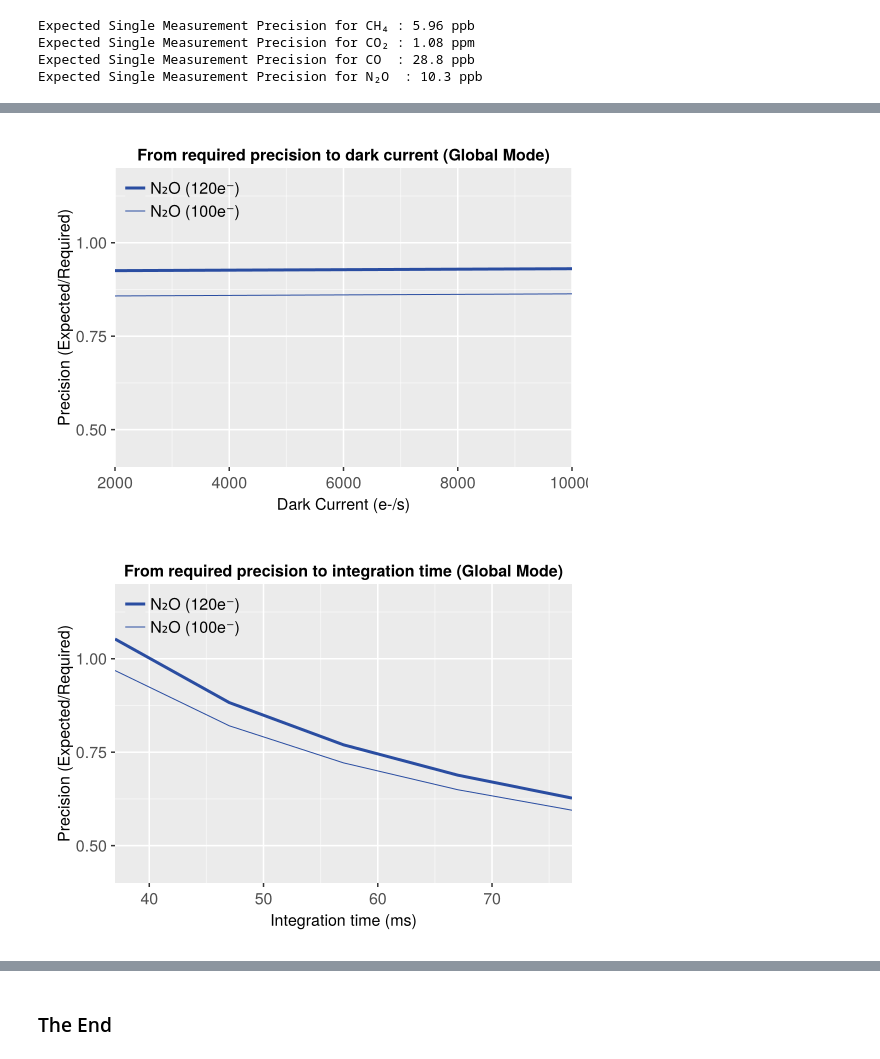
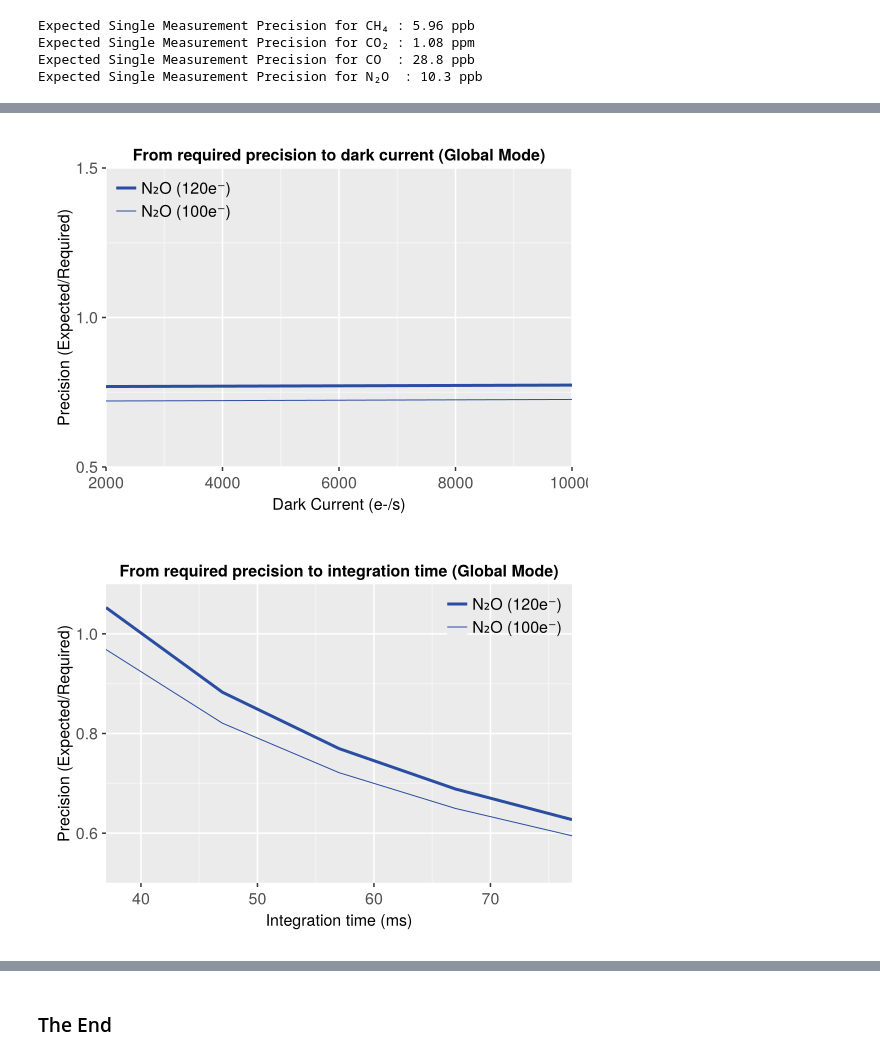
Before and after one commit to Carbon-I/CarbonI, a Jupyter notebook: src/notebooks/ParameterSensitivity.ipynb, the cells around one changed output, grey strips where cells are left out. Drawn from its saved outputs; the diff is of its cells as text; code cells hidden in the pictures.

Commit message:
updates to plots

```diff
--- a/src/notebooks/ParameterSensitivity.ipynb
+++ b/src/notebooks/ParameterSensitivity.ipynb
@@ -382,62 +409,26 @@ f
 # %%
+# Plot N2O performance vs. dark current
 f = Figure(resolution=(550,400))
 ax = Axis(f[1,1], xlabel="Dark Current (e-/s)", ylabel="Precision (Expected/Required)",  title="From required precision to dark current (Global Mode)")
-# For CH4 (100 and 120e-)
-lines!(ax, darkcurrents, gas_errors_darkcurrent_120[1,:]./ch4_req_ppb, color=CarbonI_colors[7], linewidth=3, label="CH₄ (120e⁻)")
-lines!(ax, darkcurrents, gas_errors_darkcurrent_100[1,:]./ch4_req_ppb, color=CarbonI_colors[7], linewidth=1, label="CH₄ (100e⁻)")
-# For CO2 (100 and 120e-)
-lines!(ax, darkcurrents, gas_errors_darkcurrent_120[2,:]./co2_req_ppb, color=CarbonI_colors[4], linewidth=3, label="CO₂ (120e⁻)")
-lines!(ax, darkcurrents, gas_errors_darkcurrent_100[2,:]./co2_req_ppb, color=CarbonI_colors[4], linewidth=1, label="CO₂ (100e⁻)")
-# For CO (100 and 120e-)
-lines!(ax, darkcurrents, gas_errors_darkcurrent_120[3,:]./co_req_ppb, color=CarbonI_colors[6], linewidth=3, label="CO (120e⁻)")
-lines!(ax, darkcurrents, gas_errors_darkcurrent_100[3,:]./co_req_ppb, color=CarbonI_colors[6], linewidth=1, label="CO (100e⁻)")
-
-xlims!(ax,2000,10000)
-ylims!(ax,0.4,1.35)
-axislegend(ax,position = :lt)
-save("../../plots/final/SensitivityStudy_darkcurrent.pdf",f)
-f
-
-f = Figure(resolution=(550,400))
-ax = Axis(f[1,1], xlabel="Dark Current (e-/s)", ylabel="Precision (Expected/Required)",  title="From required precision to dark current (Global Mode)")
-# For N2O (100 and 120e-)
 lines!(ax, darkcurrents, gas_errors_darkcurrent_120[4,:]./n2o_req_ppb, color=CarbonI_colors[4], linewidth=3, label="N₂O (120e⁻)")
 lines!(ax, darkcurrents, gas_errors_darkcurrent_100[4,:]./n2o_req_ppb, color=CarbonI_colors[4], linewidth=1, label="N₂O (100e⁻)")
-ylims!(ax,0.4,1.2)
+ylims!(ax,0.5,1.5)
 xlims!(ax,2000,10000)
 axislegend(ax,position = :lt)
 save("../../plots/final/SensitivityStudy_darkcurrent_N2O.pdf",f)
 f
 # %% [output]
-[figure, old version]
+[figure, new version]
 # %%
-f = Figure(resolution=(550,400))
-ax = Axis(f[1,1], xlabel="Integration Time (ms)", ylabel="Precision (Expected/Required)",  title="From required precision to integration time (Global Mode)")
-# For CH4 (100 and 120e-)
-lines!(ax, integrations, gas_errors_integration_120[1,:]./ch4_req_ppb, color=CarbonI_colors[7], linewidth=3, label="CH₄ (120e⁻)")
-lines!(ax, integrations, gas_errors_integration_100[1,:]./ch4_req_ppb, color=CarbonI_colors[7], linewidth=1, label="CH₄ (100e⁻)")
-# For CO2 (100 and 120e-)
-lines!(ax, integrations, gas_errors_integration_120[2,:]./co2_req_ppb, color=CarbonI_colors[4], linewidth=3, label="CO₂ (120e⁻)")
-lines!(ax, integrations, gas_errors_integration_100[2,:]./co2_req_ppb, color=CarbonI_colors[4], linewidth=1, label="CO₂ (100e⁻)")
-# For CO (100 and 120e-)
-lines!(ax, integrations, gas_errors_integration_120[3,:]./co_req_ppb, color=CarbonI_colors[6], linewidth=3, label="CO (120e⁻)")
-lines!(ax, integrations, gas_errors_integration_100[3,:]./co_req_ppb, color=CarbonI_colors[6], linewidth=1, label="CO (100e⁻)")
-
-xlims!(ax,37,77)
-ylims!(ax,0.4,1.35)
-axislegend(ax,position = :rt)
-save("../../plots/final/SensitivityStudy_integration.pdf",f)
-f
-
+# Plot N2O Performance vs. integration time
 f = Figure(resolution=(550,400))
 ax = Axis(f[1,1], xlabel="Integration time (ms)", ylabel="Precision (Expected/Required)",  title="From required precision to integration time (Global Mode)")
-# For N2O (100 and 120e-)
 lines!(ax, integrations, gas_errors_integration_120[4,:]./n2o_req_ppb, color=CarbonI_colors[4], linewidth=3, label="N₂O (120e⁻)")
 lines!(ax, integrations, gas_errors_integration_100[4,:]./n2o_req_ppb, color=CarbonI_colors[4], linewidth=1, label="N₂O (100e⁻)")
-ylims!(ax,0.4,1.2)
+ylims!(ax,0.5,1.1)
 xlims!(ax,37,77)
-axislegend(ax,position = :lt)
+axislegend(ax,position = :rt)
 save("../../plots/final/SensitivityStudy_integration_N2O.pdf",f)
 f
 # %% [output]
-[figure, old version]
+[figure, new version]
```
Also changed, not shown: parts of 14 cells of this notebook.
